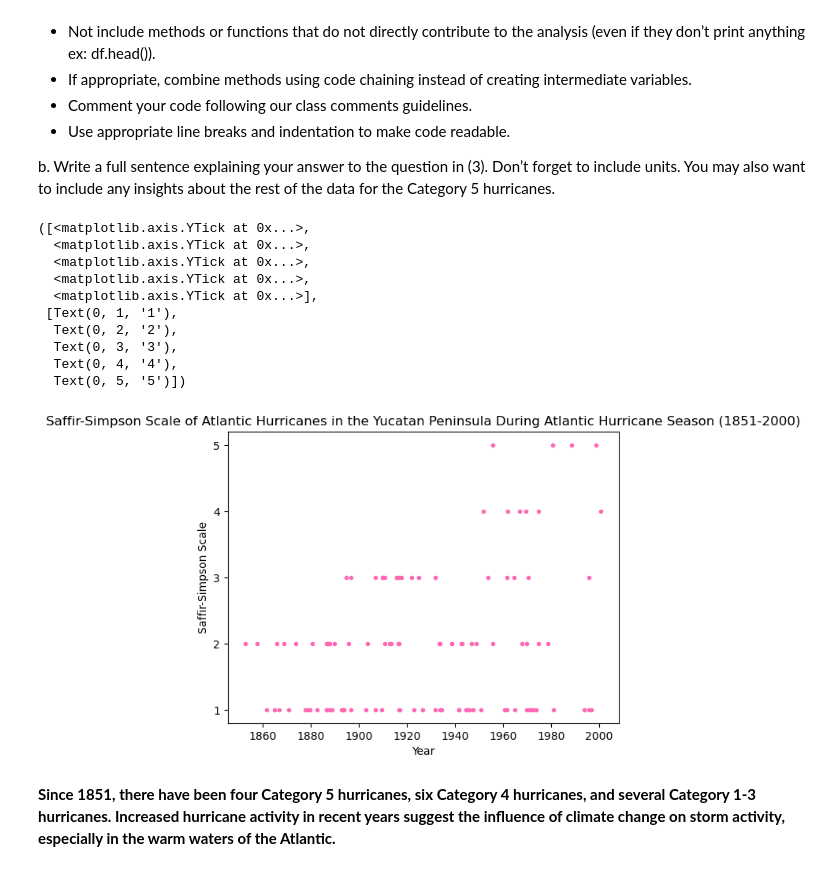
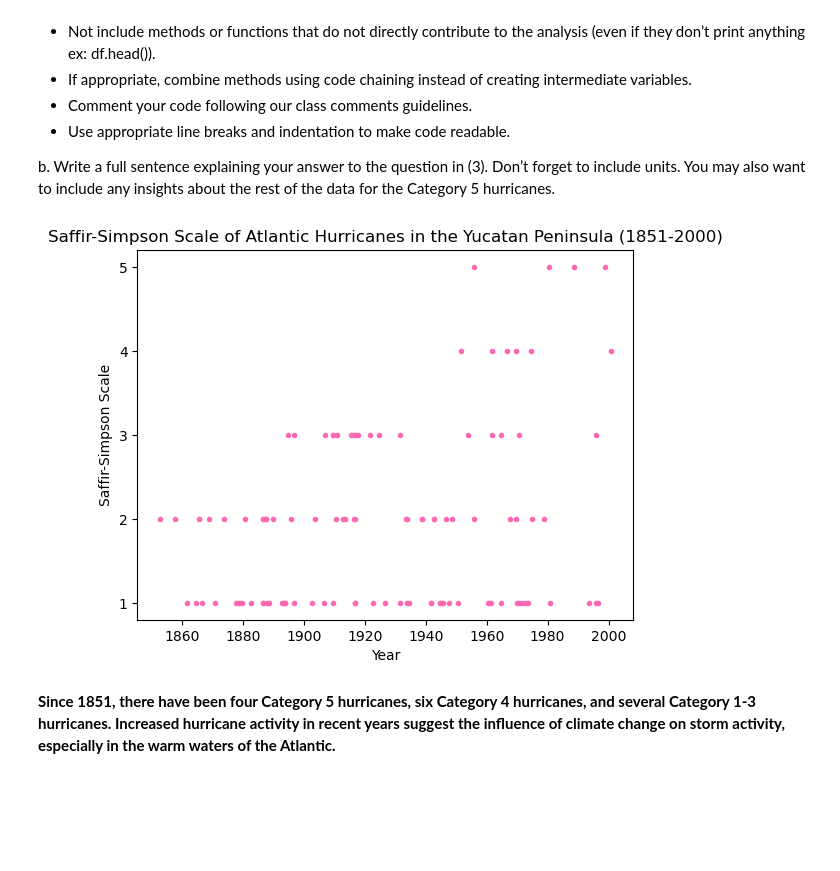
Before and after one commit to vedikaS-byte/eds220-2025-sections, a Jupyter notebook: section-4-yucatan-hurricanes.ipynb, the cells around one changed output. Drawn from its saved outputs; the diff is of its cells as text; code cells hidden in the pictures; blank space fills up the shorter version.

```diff
--- a/section-4-yucatan-hurricanes.ipynb
+++ b/section-4-yucatan-hurricanes.ipynb
@@ -170,35 +165,27 @@ b. Write a full sentence explaining your answer to the question in (3). Don’t
 # %%
 # Import neccessary packages
 import pandas as pd
 import matplotlib.pyplot as plt
 
 # Read in data
 df = pd.read_csv("data/hf071-01-hurricanes.csv")
 
 # Take a look at first few rows
 df.head()
 
 # Convert date columns to date_time data type
 df.loc[:,"start.date"] = pd.to_datetime(df["start.date"]) # Grab all rows
 df.loc[:,"end.date"] = pd.to_datetime(df["end.date"]) # Grab all rows
 
 # Create a scatter plot of the date a hurricane formed against the scale assignment of a hurricane
 plt.scatter("start.date", "ss", data = df, marker = ".", color = "hotpink")
 plt.xlabel("Year")
 plt.ylabel("Saffir-Simpson Scale")
-plt.title("Saffir-Simpson Scale of Atlantic Hurricanes in the Yucatan Peninsula During Atlantic Hurricane Season (1851-2000)")
+plt.title("Saffir-Simpson Scale of Atlantic Hurricanes in the Yucatan Peninsula (1851-2000)")
 plt.yticks([1,2,3,4,5])
+
+plt.show()
 # %% [output]
-([<matplotlib.axis.YTick at 0x...>,
-  <matplotlib.axis.YTick at 0x...>,
-  <matplotlib.axis.YTick at 0x...>,
-  <matplotlib.axis.YTick at 0x...>,
-  <matplotlib.axis.YTick at 0x...>],
- [Text(0, 1, '1'),
-  Text(0, 2, '2'),
-  Text(0, 3, '3'),
-  Text(0, 4, '4'),
-  Text(0, 5, '5')])
-[figure, old version]
+[figure, new version]
 # %% [markdown]
 **Since 1851, there have been four Category 5 hurricanes, six Category 4 hurricanes, and several Category 1-3 hurricanes. Increased hurricane activity in recent years suggest the influence of climate change on storm activity, especially in the warm waters of the Atlantic.**
```
Also changed, not shown: parts of 2 cells of this notebook, 2 other files.
